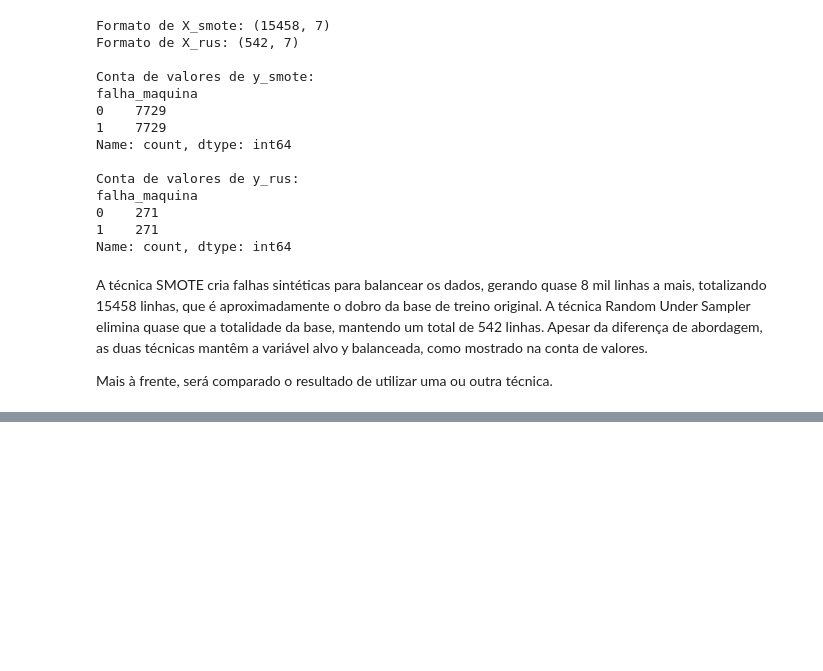
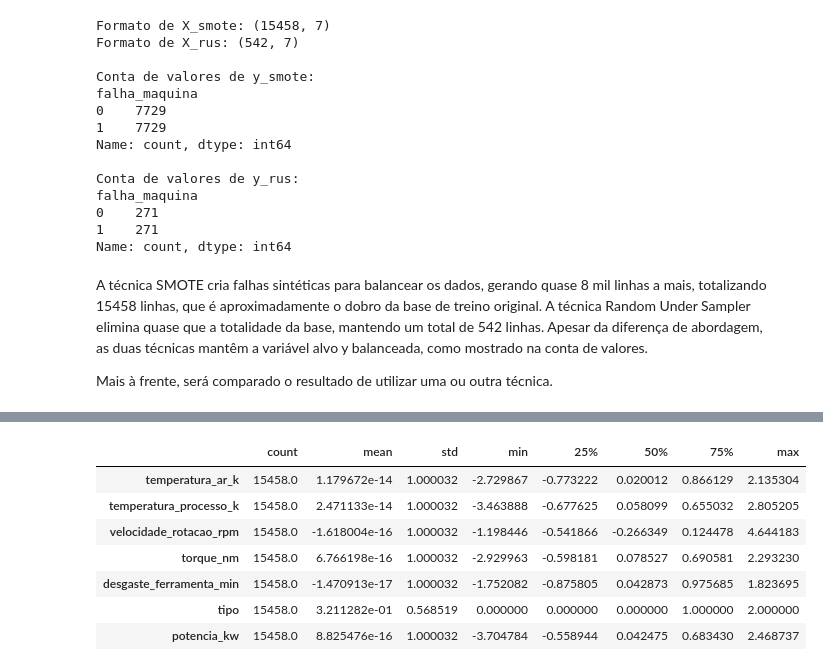
Before and after one commit to filipester/manutencao_preditiva, a Jupyter notebook: manutencao_preditiva.ipynb, the cells around one changed output, grey strips where cells are left out. Drawn from its saved outputs; the diff is of its cells as text; code cells hidden in the pictures; blank space fills up the shorter version.

```diff
--- a/manutencao_preditiva.ipynb
+++ b/manutencao_preditiva.ipynb
@@ -419,0 +429,25 @@ Mais à frente, será comparado o resultado de utilizar uma ou outra técnica.
+# %%
+col_esc = ['temperatura_ar_k', 'temperatura_processo_k', 'velocidade_rotacao_rpm', 'torque_nm', 'desgaste_ferramenta_min', 'potencia_kw']
+
+scaler_smote = StandardScaler()
+scaler_rus = StandardScaler()
+X_smote_esc = X_smote.copy()
+X_rus_esc = X_rus.copy()
+X_teste_esc_smote = X_teste.copy()
+X_teste_esc_rus = X_teste.copy()
+
+X_smote_esc[col_esc] = scaler_smote.fit_transform(X_smote[col_esc]) # type: ignore
+X_rus_esc[col_esc] = scaler_rus.fit_transform(X_rus[col_esc]) # type: ignore
+X_teste_esc_smote[col_esc] = scaler_smote.transform(X_teste[col_esc])
+X_teste_esc_rus[col_esc] = scaler_rus.transform(X_teste[col_esc])
+# %%
+X_smote_esc.describe().T
+# %% [output]
+|  | count | mean | std | min | 25% | 50% | 75% | max |
+| temperatura_ar_k | 15458.0 | 1.179672e-14 | 1.000032 | -2.729867 | -0.773222 | 0.020012 | 0.866129 | 2.135304 |
+| temperatura_processo_k | 15458.0 | 2.471133e-14 | 1.000032 | -3.463888 | -0.677625 | 0.058099 | 0.655032 | 2.805205 |
+| velocidade_rotacao_rpm | 15458.0 | -1.618004e-16 | 1.000032 | -1.198446 | -0.541866 | -0.266349 | 0.124478 | 4.644183 |
+| torque_nm | 15458.0 | 6.766198e-16 | 1.000032 | -2.929963 | -0.598181 | 0.078527 | 0.690581 | 2.293230 |
+| desgaste_ferramenta_min | 15458.0 | -1.470913e-17 | 1.000032 | -1.752082 | -0.875805 | 0.042873 | 0.975685 | 1.823695 |
+| tipo | 15458.0 | 3.211282e-01 | 0.568519 | 0.000000 | 0.000000 | 0.000000 | 1.000000 | 2.000000 |
+| potencia_kw | 15458.0 | 8.825476e-16 | 1.000032 | -3.704784 | -0.558944 | 0.042475 | 0.683430 | 2.468737 |
```
Also changed, not shown: parts of 11 cells of this notebook.
